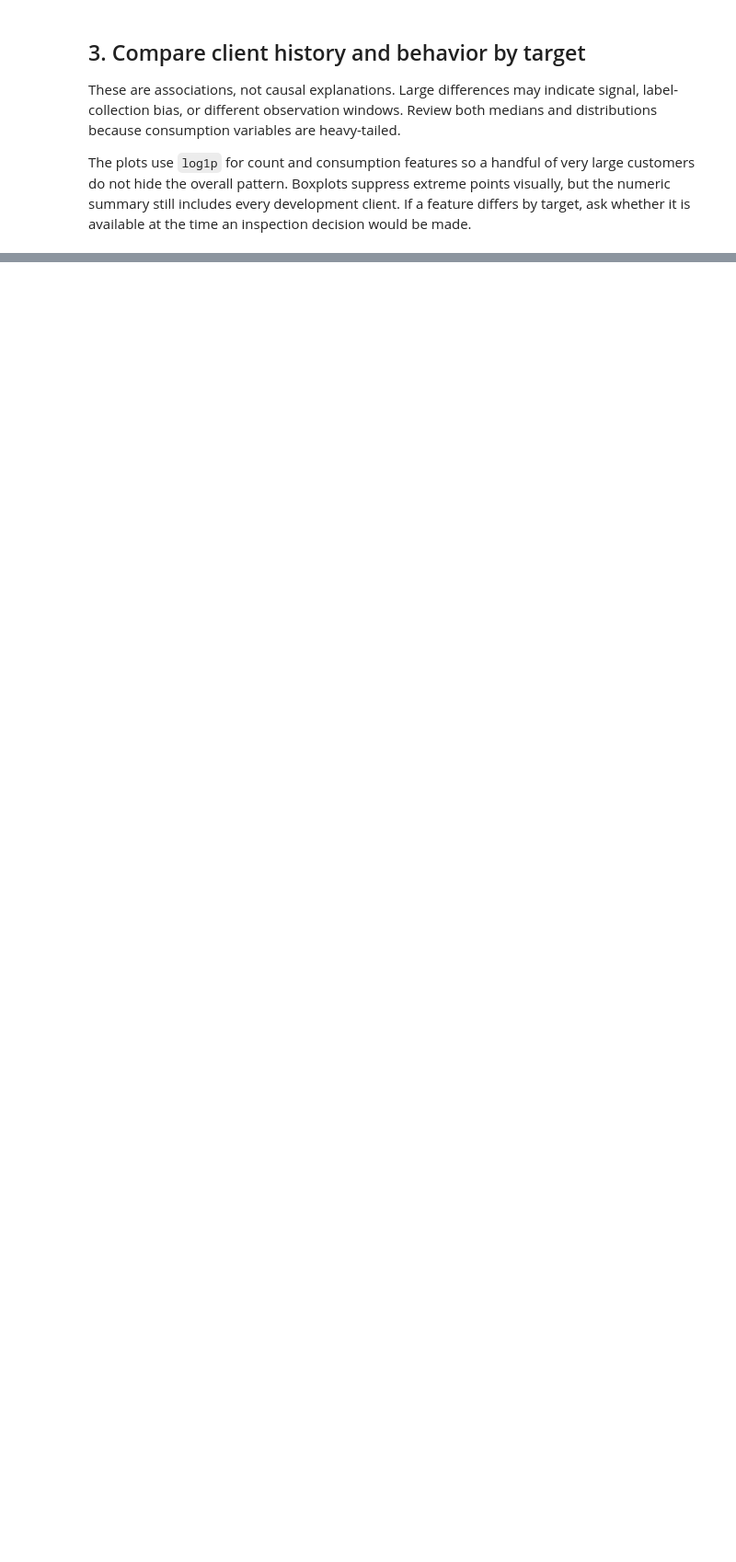
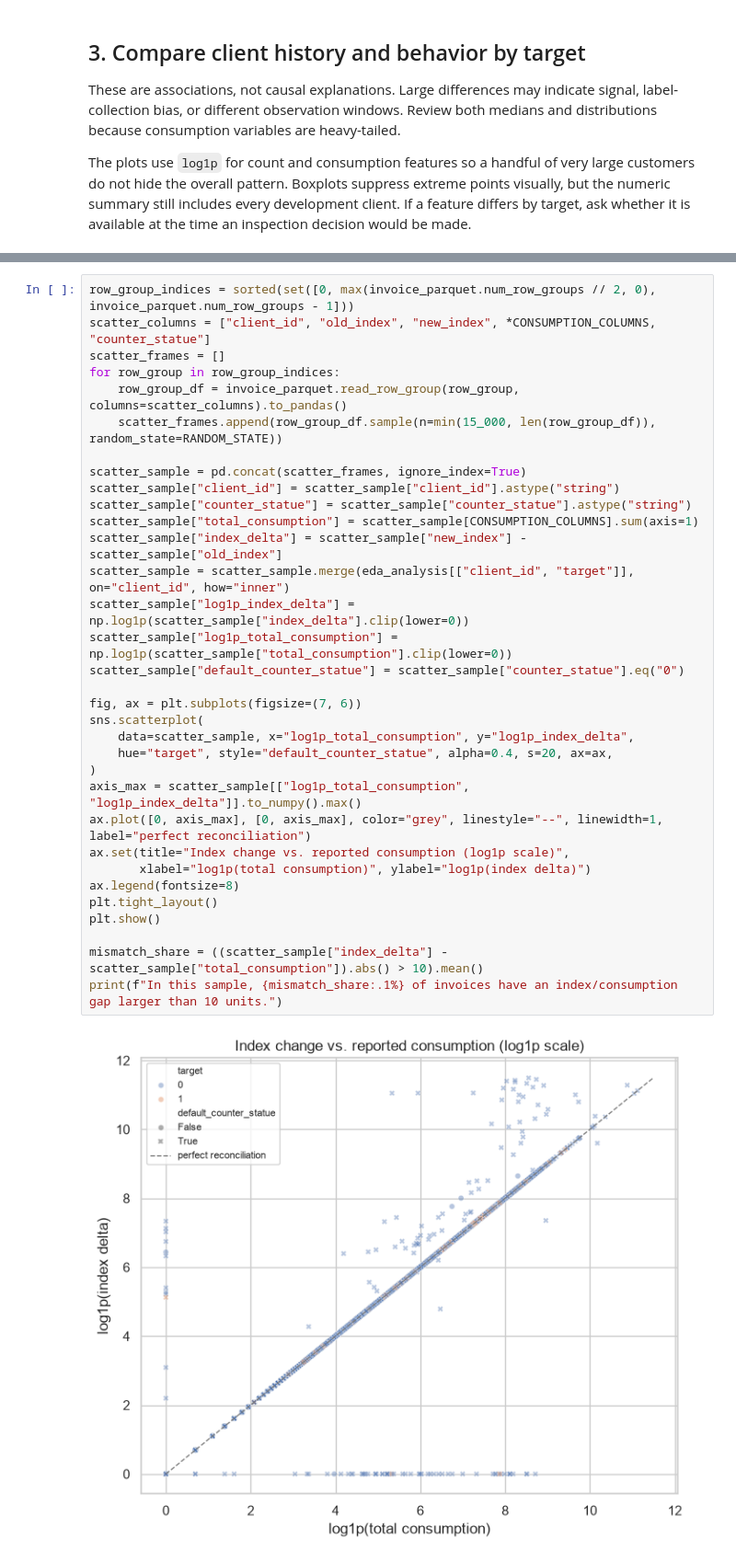
Before and after one commit to roy-nfisch/ds-fraud-in-electricity-and-gas, a Jupyter notebook: 01_eda.ipynb, the cells around one changed output, grey strips where cells are left out. Shown at 92% size. Drawn from its saved outputs; the diff is of its cells as text; blank space fills up the shorter version.

```diff
--- a/01_eda.ipynb
+++ b/01_eda.ipynb
@@ -319,0 +846,35 @@ display(analysis[["creation_date", "first_invoice", "last_invoice"]].agg(["min",
+# %%
+row_group_indices = sorted(set([0, max(invoice_parquet.num_row_groups // 2, 0), invoice_parquet.num_row_groups - 1]))
+scatter_columns = ["client_id", "old_index", "new_index", *CONSUMPTION_COLUMNS, "counter_statue"]
+scatter_frames = []
+for row_group in row_group_indices:
+    row_group_df = invoice_parquet.read_row_group(row_group, columns=scatter_columns).to_pandas()
+    scatter_frames.append(row_group_df.sample(n=min(15_000, len(row_group_df)), random_state=RANDOM_STATE))
+
+scatter_sample = pd.concat(scatter_frames, ignore_index=True)
+scatter_sample["client_id"] = scatter_sample["client_id"].astype("string")
+scatter_sample["counter_statue"] = scatter_sample["counter_statue"].astype("string")
+scatter_sample["total_consumption"] = scatter_sample[CONSUMPTION_COLUMNS].sum(axis=1)
+scatter_sample["index_delta"] = scatter_sample["new_index"] - scatter_sample["old_index"]
+scatter_sample = scatter_sample.merge(eda_analysis[["client_id", "target"]], on="client_id", how="inner")
+scatter_sample["log1p_index_delta"] = np.log1p(scatter_sample["index_delta"].clip(lower=0))
+scatter_sample["log1p_total_consumption"] = np.log1p(scatter_sample["total_consumption"].clip(lower=0))
+scatter_sample["default_counter_statue"] = scatter_sample["counter_statue"].eq("0")
+
+fig, ax = plt.subplots(figsize=(7, 6))
+sns.scatterplot(
+    data=scatter_sample, x="log1p_total_consumption", y="log1p_index_delta",
+    hue="target", style="default_counter_statue", alpha=0.4, s=20, ax=ax,
+)
+axis_max = scatter_sample[["log1p_total_consumption", "log1p_index_delta"]].to_numpy().max()
+ax.plot([0, axis_max], [0, axis_max], color="grey", linestyle="--", linewidth=1, label="perfect reconciliation")
+ax.set(title="Index change vs. reported consumption (log1p scale)",
+       xlabel="log1p(total consumption)", ylabel="log1p(index delta)")
+ax.legend(fontsize=8)
+plt.tight_layout()
+plt.show()
+
+mismatch_share = ((scatter_sample["index_delta"] - scatter_sample["total_consumption"]).abs() > 10).mean()
+print(f"In this sample, {mismatch_share:.1%} of invoices have an index/consumption gap larger than 10 units.")
+# %% [output]
+[figure, added]
```
Also changed, not shown: parts of 26 cells of this notebook, 2 other files.
